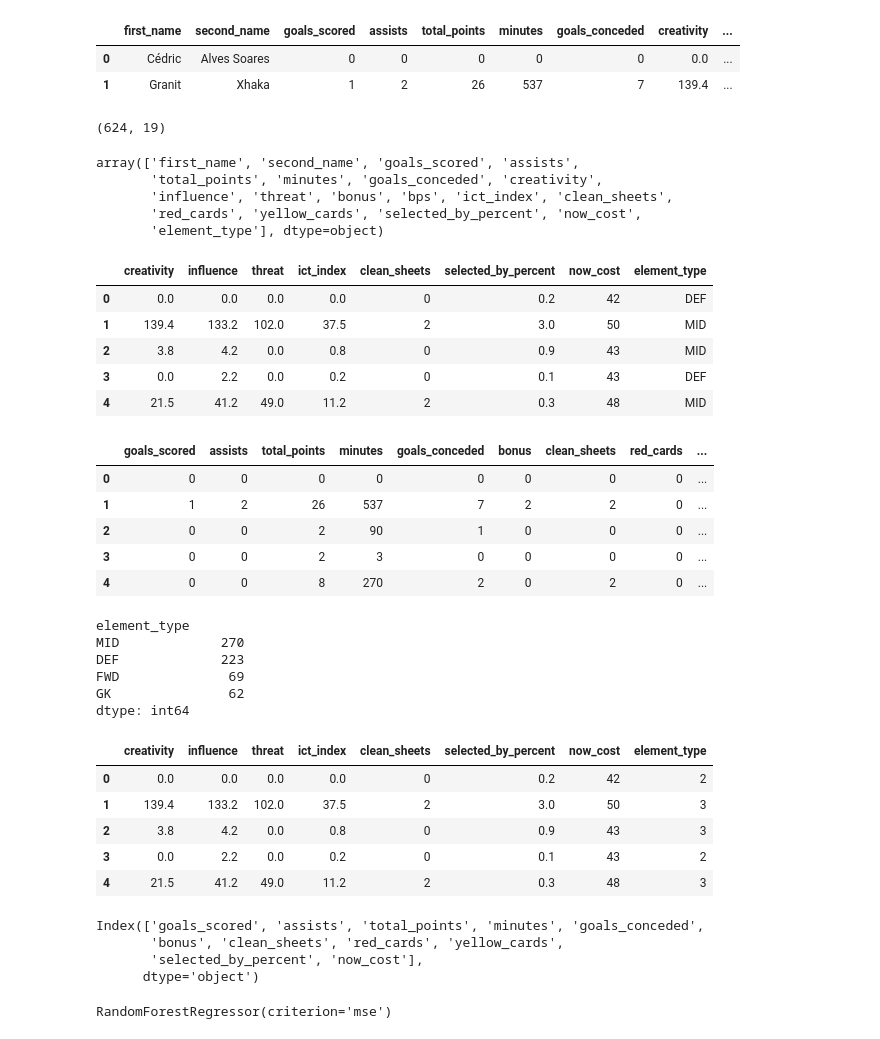
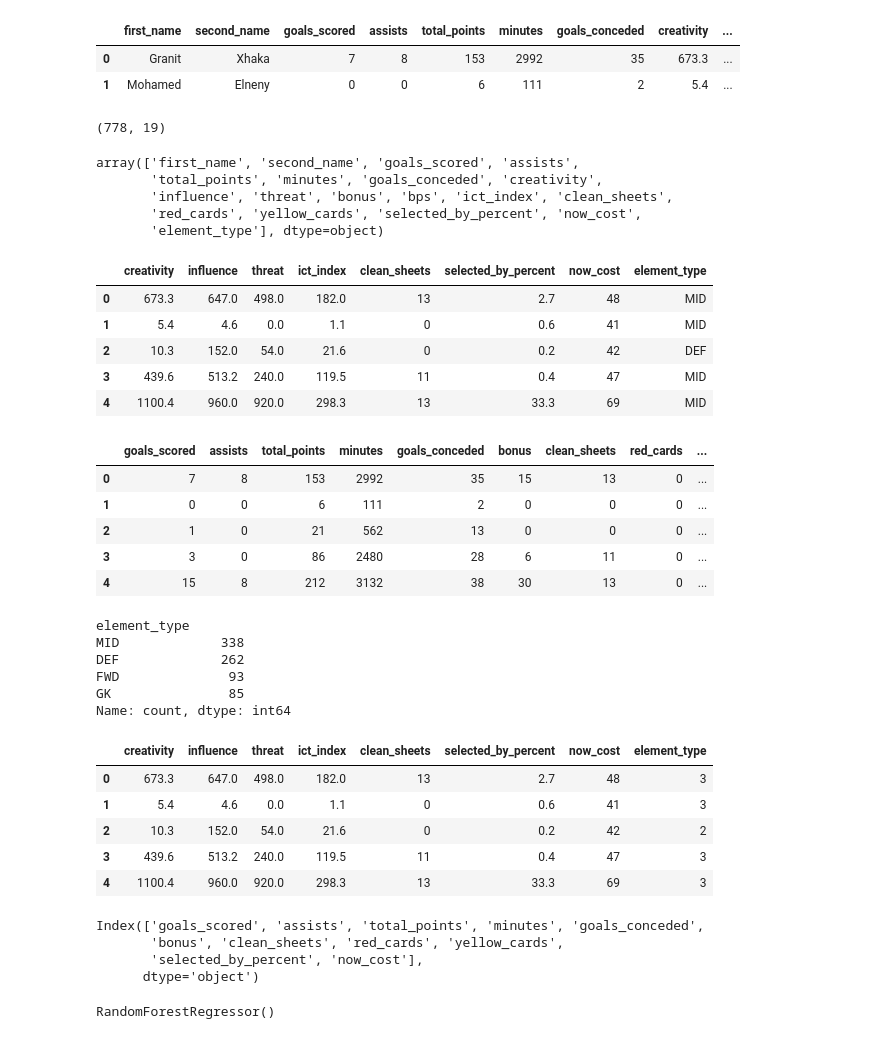
Before and after one commit to RexMudanya/FPL, a Jupyter notebook: notebooks/analysis.ipynb, the cells around one changed output. Cells and saved outputs as stored; diff of their text form; code cells hidden in the pictures.

```diff
--- a/notebooks/analysis.ipynb
+++ b/notebooks/analysis.ipynb
@@ -2,16 +2,16 @@
 import pandas as pd
 import matplotlib.pyplot as plt
 # %%
-data = pd.read_csv("/home/rex/Desktop/Projects/study/fpl/FPL/Fantasy-Premier-League/data/2022-23/cleaned_players.csv", index_col=None)
+data = pd.read_csv("../Fantasy-Premier-League/data/2022-23/cleaned_players.csv", index_col=None)
 data.head(2)
 # %% [output]
 |  | first_name | second_name | goals_scored | assists | total_points | minutes | goals_conceded | creativity | ... |
-| 0 | Cédric | Alves Soares | 0 | 0 | 0 | 0 | 0 | 0.0 | ... |
-| 1 | Granit | Xhaka | 1 | 2 | 26 | 537 | 7 | 139.4 | ... |
+| 0 | Granit | Xhaka | 7 | 8 | 153 | 2992 | 35 | 673.3 | ... |
+| 1 | Mohamed | Elneny | 0 | 0 | 6 | 111 | 2 | 5.4 | ... |
 # %%
 data.shape
 # %% [output]
-(624, 19)
+(778, 19)
 # %%
 data.columns.values
 # %% [output]
@@ -27,26 +27,26 @@ Y = data[["goals_scored", "assists", "total_points", 'minutes', 'goals_conceded'
 X.head()
 # %% [output]
 |  | creativity | influence | threat | ict_index | clean_sheets | selected_by_percent | now_cost | element_type |
-| 0 | 0.0 | 0.0 | 0.0 | 0.0 | 0 | 0.2 | 42 | DEF |
-| 1 | 139.4 | 133.2 | 102.0 | 37.5 | 2 | 3.0 | 50 | MID |
-| 2 | 3.8 | 4.2 | 0.0 | 0.8 | 0 | 0.9 | 43 | MID |
-| 3 | 0.0 | 2.2 | 0.0 | 0.2 | 0 | 0.1 | 43 | DEF |
-| 4 | 21.5 | 41.2 | 49.0 | 11.2 | 2 | 0.3 | 48 | MID |
+| 0 | 673.3 | 647.0 | 498.0 | 182.0 | 13 | 2.7 | 48 | MID |
+| 1 | 5.4 | 4.6 | 0.0 | 1.1 | 0 | 0.6 | 41 | MID |
+| 2 | 10.3 | 152.0 | 54.0 | 21.6 | 0 | 0.2 | 42 | DEF |
+| 3 | 439.6 | 513.2 | 240.0 | 119.5 | 11 | 0.4 | 47 | MID |
+| 4 | 1100.4 | 960.0 | 920.0 | 298.3 | 13 | 33.3 | 69 | MID |
 # %%
 Y.head()
 # %% [output]
 |  | goals_scored | assists | total_points | minutes | goals_conceded | bonus | clean_sheets | red_cards | ... |
-| 0 | 0 | 0 | 0 | 0 | 0 | 0 | 0 | 0 | ... |
-| 1 | 1 | 2 | 26 | 537 | 7 | 2 | 2 | 0 | ... |
-| 2 | 0 | 0 | 2 | 90 | 1 | 0 | 0 | 0 | ... |
-| 3 | 0 | 0 | 2 | 3 | 0 | 0 | 0 | 0 | ... |
-| 4 | 0 | 0 | 8 | 270 | 2 | 0 | 2 | 0 | ... |
+| 0 | 7 | 8 | 153 | 2992 | 35 | 15 | 13 | 0 | ... |
+| 1 | 0 | 0 | 6 | 111 | 2 | 0 | 0 | 0 | ... |
+| 2 | 1 | 0 | 21 | 562 | 13 | 0 | 0 | 0 | ... |
+| 3 | 3 | 0 | 86 | 2480 | 28 | 6 | 11 | 0 | ... |
+| 4 | 15 | 8 | 212 | 3132 | 38 | 30 | 13 | 0 | ... |
 # %%
 X[['element_type']].value_counts()
 # %% [output]
 element_type
-MID             270
-DEF             223
-FWD              69
-GK               62
-dtype: int64
+MID             338
+DEF             262
+FWD              93
+GK               85
+Name: count, dtype: int64
@@ -70,11 +60,11 @@ X.loc[X['element_type'] == 'FWD', 'element_type'] = 4
 X.head()
 # %% [output]
 |  | creativity | influence | threat | ict_index | clean_sheets | selected_by_percent | now_cost | element_type |
-| 0 | 0.0 | 0.0 | 0.0 | 0.0 | 0 | 0.2 | 42 | 2 |
-| 1 | 139.4 | 133.2 | 102.0 | 37.5 | 2 | 3.0 | 50 | 3 |
-| 2 | 3.8 | 4.2 | 0.0 | 0.8 | 0 | 0.9 | 43 | 3 |
-| 3 | 0.0 | 2.2 | 0.0 | 0.2 | 0 | 0.1 | 43 | 2 |
-| 4 | 21.5 | 41.2 | 49.0 | 11.2 | 2 | 0.3 | 48 | 3 |
+| 0 | 673.3 | 647.0 | 498.0 | 182.0 | 13 | 2.7 | 48 | 3 |
+| 1 | 5.4 | 4.6 | 0.0 | 1.1 | 0 | 0.6 | 41 | 3 |
+| 2 | 10.3 | 152.0 | 54.0 | 21.6 | 0 | 0.2 | 42 | 2 |
+| 3 | 439.6 | 513.2 | 240.0 | 119.5 | 11 | 0.4 | 47 | 3 |
+| 4 | 1100.4 | 960.0 | 920.0 | 298.3 | 13 | 33.3 | 69 | 3 |
 # %%
 Y.columns
 # %% [output]
@@ -96,10 +86,10 @@ X_train, X_test, y_train, y_test = train_test_split(
 # %%
 from sklearn.ensemble import RandomForestRegressor
 
-reg = RandomForestRegressor(n_estimators=100, verbose=0, criterion='mse')
+reg = RandomForestRegressor(n_estimators=100, verbose=0, criterion='squared_error')
 reg.fit(X_train, y_train)
 # %% [output]
-RandomForestRegressor(criterion='mse')
+RandomForestRegressor()
 # %%
 reg.score(X_test, y_test)
 # %% [output]
```
Also changed, not shown: parts of 8 cells of this notebook, 3 other files.
